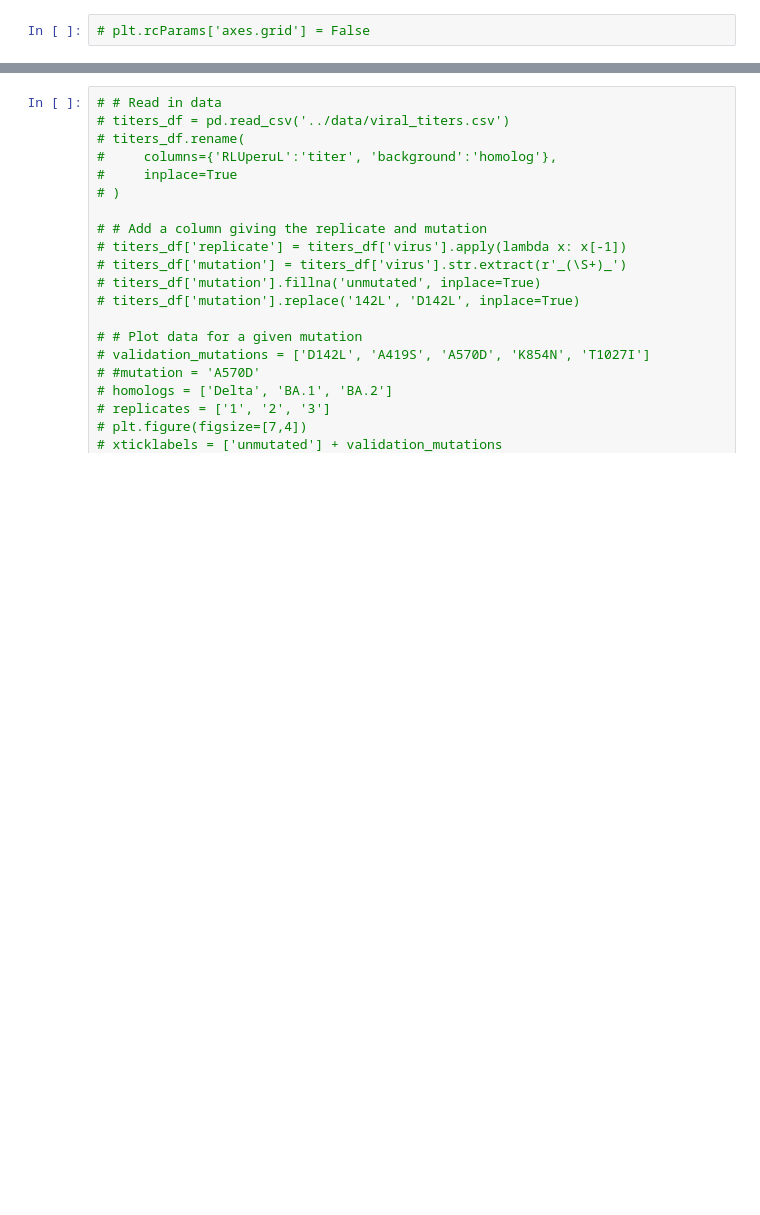
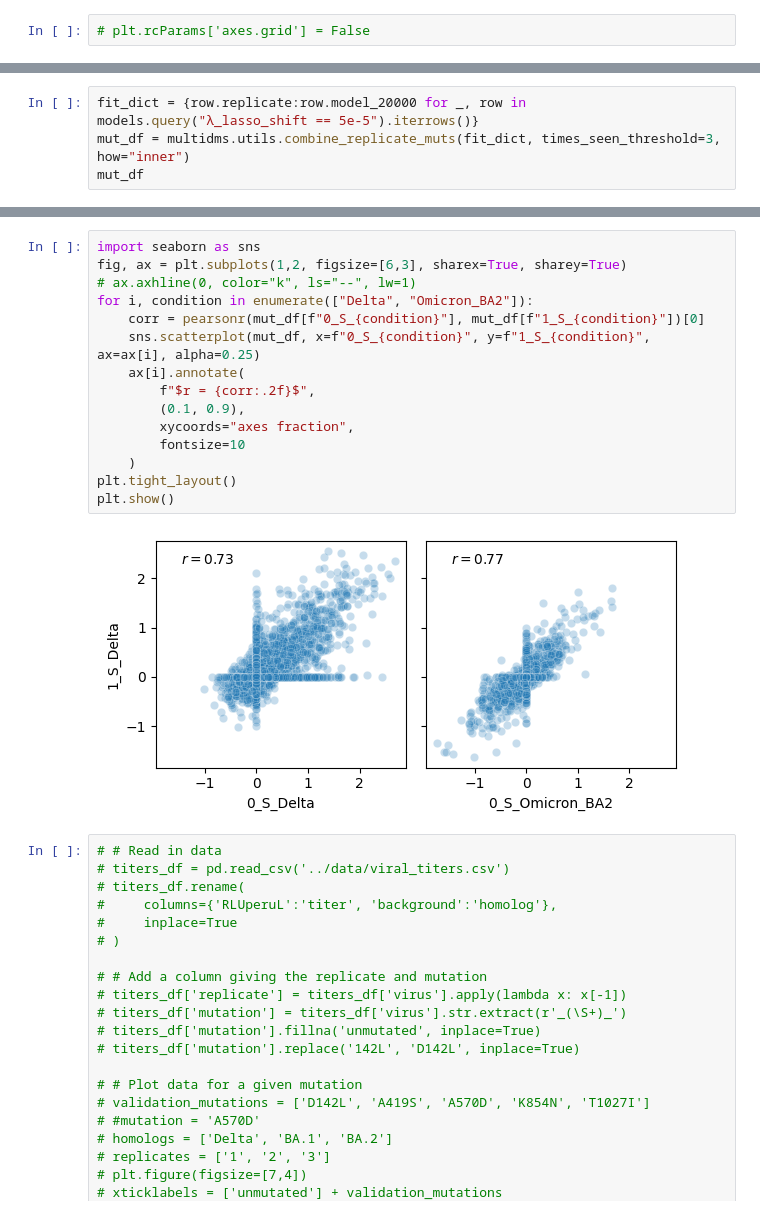
Before and after one commit to matsengrp/SARS-CoV-2_spike_multidms, a Jupyter notebook: notebooks/shrinkage-analysis.ipynb, the cells around one changed output, grey strips where cells are left out. Drawn from its saved outputs; the diff is of its cells as text; blank space fills up the shorter version.

```diff
--- a/notebooks/shrinkage-analysis.ipynb
+++ b/notebooks/shrinkage-analysis.ipynb
@@ -474,0 +488,4 @@ for i, (lasso, lasso_replicates) in enumerate(models.groupby("λ_lasso_shift")):
+# %%
+fit_dict = {row.replicate:row.model_20000 for _, row in models.query("λ_lasso_shift == 5e-5").iterrows()}
+mut_df = multidms.utils.combine_replicate_muts(fit_dict, times_seen_threshold=3, how="inner")
+mut_df
@@ -475,3 +507,20 @@ for i, (lasso, lasso_replicates) in enumerate(models.groupby("λ_lasso_shift")):
+# %%
+import seaborn as sns
+fig, ax = plt.subplots(1,2, figsize=[6,3], sharex=True, sharey=True)
+# ax.axhline(0, color="k", ls="--", lw=1)
+for i, condition in enumerate(["Delta", "Omicron_BA2"]):
+    corr = pearsonr(mut_df[f"0_S_{condition}"], mut_df[f"1_S_{condition}"])[0]
+    sns.scatterplot(mut_df, x=f"0_S_{condition}", y=f"1_S_{condition}", ax=ax[i], alpha=0.25)
+    ax[i].annotate(
+        f"$r = {corr:.2f}$",
+        (0.1, 0.9),
+        xycoords="axes fraction",
+        fontsize=10
+    )
+plt.tight_layout()
+plt.show()
+# %% [output]
+[figure, added]
 # %%
 # # Read in data
 # titers_df = pd.read_csv('../data/viral_titers.csv')
```
Also changed, not shown: parts of 8 cells of this notebook, 19 other files.
